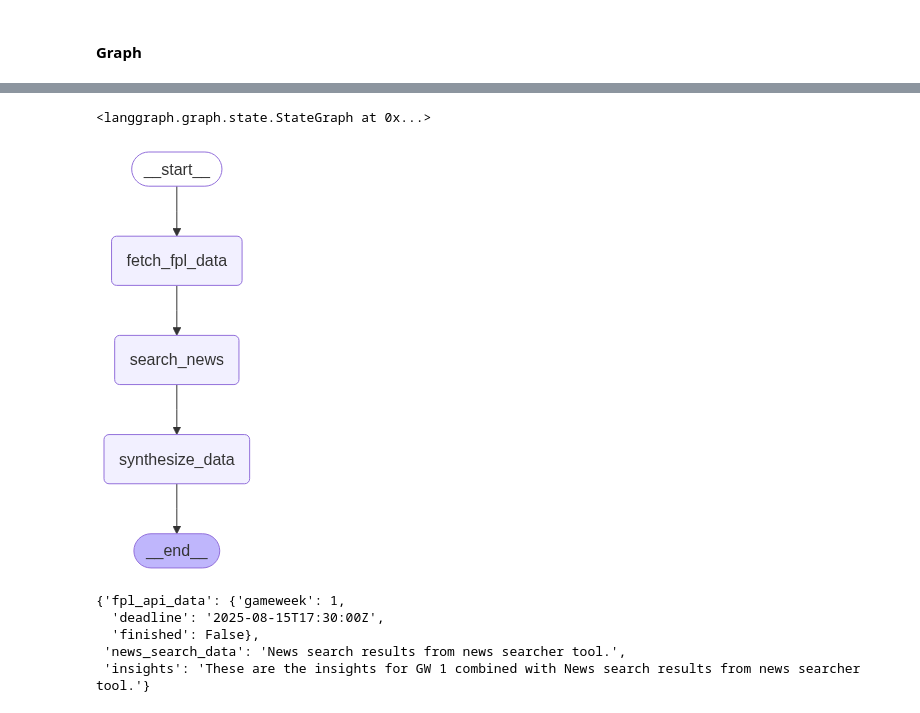
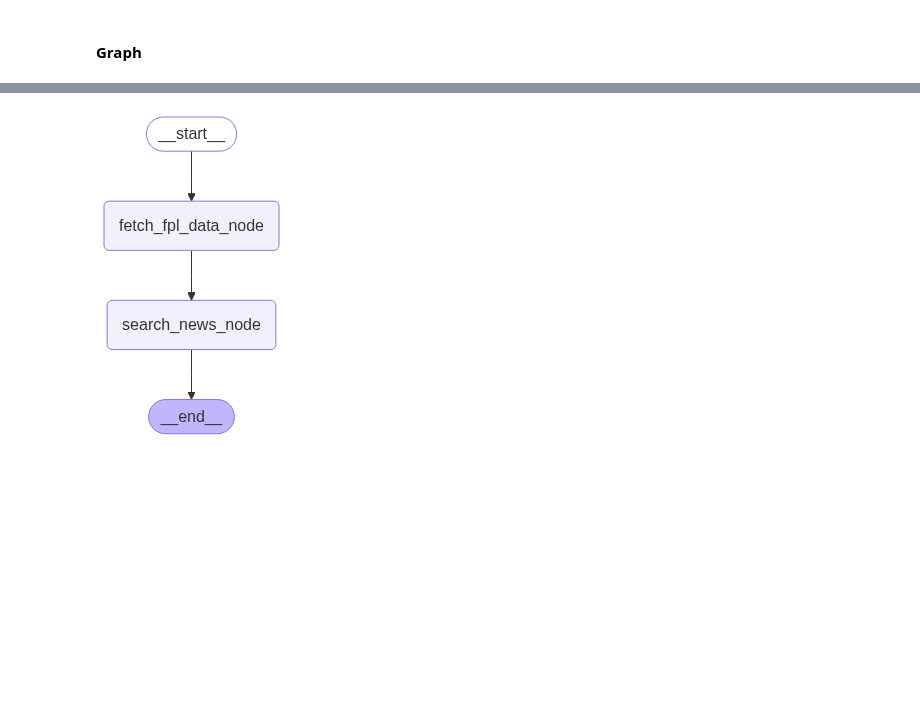
Before and after one commit to DejusDevspace/fpl-gaffer, a Jupyter notebook: notebooks/agents.ipynb, the cells around one changed output, grey strips where cells are left out. Saved outputs shown, nothing was run; the diff lists cells and outputs as text; code cells hidden in the pictures; blank space fills up the shorter version.

Commit message:
tested data collection agent

```diff
--- a/notebooks/agents.ipynb
+++ b/notebooks/agents.ipynb
@@ -99,13 +105,13 @@ class FPLNewsSearcher:
         self.client =  TavilyClient(api_key=os.getenv("TAVILY_API_KEY"))
         self.news_docs: List[Document] = []
 
-    def search_news(self) -> List[Document]:
-        self._search_injury_news()
-        self._search_team_news()
-        self._search_fpl_news()
+    async def search_news(self) -> List[Document]:
+        await self._search_injury_news()
+        await self._search_team_news()
+        await self._search_fpl_news()
         return self.news_docs
 
-    def _search(self, query: str) -> Dict:
+    async def _search(self, query: str) -> Dict:
         return self.client.search(
             query=query,
             search_depth="advanced",
@@ -114,10 +120,10 @@ class FPLNewsSearcher:
             include_raw_content=False
         )
 
-    def _search_and_load_docs(self, queries: List[str], category: str = None) -> None:
+    async def _search_and_load_docs(self, queries: List[str], category: str = None) -> None:
         for query in queries:
             # Get the tavily api search results for each query
-            response = self._search(query)
+            response = await self._search(query)
 
             # Get the urls from the search results
             urls = [result["url"] for result in response.get("results", []) if "url" in result]
@@ -125,7 +131,7 @@ class FPLNewsSearcher:
             if urls:
                 # Fetch and parse the content from each URL
                 loader = UnstructuredURLLoader(urls=urls)
-                loaded_docs = to_thread(loader.load)
+                loaded_docs = await to_thread(loader.load)
 
                 # Update documents' metadata
                 for i, d in enumerate(loaded_docs):
@@ -138,19 +144,19 @@ class FPLNewsSearcher:
                 # Extend the news_docs list with the new documents
                 self.news_docs.extend(loaded_docs)
 
-    def _search_injury_news(self) -> None:
-        self._search_and_load_docs([
+    async def _search_injury_news(self) -> None:
+        await self._search_and_load_docs([
             "Premier League team news injury reports press conference updates",
         ], category="injury")
 
-    def _search_team_news(self) -> None:
-        self._search_and_load_docs([
+    async def _search_team_news(self) -> None:
+        await self._search_and_load_docs([
             "Fantasy Premier League benching risks and squad news",
             "FPL rotation risk players starting XI updates",
         ], category="team")
 
-    def _search_fpl_news(self) -> None:
-        self._search_and_load_docs([
+    async def _search_fpl_news(self) -> None:
+        await self._search_and_load_docs([
             "FPL Scout selection and transfer recommendations latest",
             "FPL Scout best tips and advice latest",
             "FPL captain picks latest expert analysis"
@@ -210,13 +207,0 @@ def synthesize_data(state: WorkflowState) -> WorkflowState:
-# %%
-# Add nodes to the graph
-workflow_graph.add_node("fetch_fpl_data", fetch_fpl_data)
-workflow_graph.add_node("search_news", search_news)
-workflow_graph.add_node("synthesize_data", synthesize_data)
-
-# Add edges
-workflow_graph.add_edge(START, "fetch_fpl_data")
-workflow_graph.add_edge("fetch_fpl_data", "search_news")
-workflow_graph.add_edge("search_news", "synthesize_data")
-workflow_graph.add_edge("synthesize_data", END)
-# %% [output]
-<langgraph.graph.state.StateGraph at 0x...>
@@ -226,13 +208,17 @@ workflow_graph_builder = workflow_graph.compile()
-# %%
-# Display the graph
-display(Image(workflow_graph_builder.get_graph().draw_mermaid_png()))
-# %% [output]
-[figure, removed]
-# %%
-workflow_graph_builder.invoke(WorkflowState().model_dump())
-# %% [output]
-{'fpl_api_data': {'gameweek': 1,
-  'deadline': '2025-08-15T17:30:00Z',
-  'finished': False},
- 'news_search_data': 'News search results from news searcher tool.',
- 'insights': 'These are the insights for GW 1 combined with News search results from news searcher tool.'}
+# %%
+# Add nodes to the graph
+data_collector_graph.add_node("fetch_fpl_data_node", fetch_fpl_data_node)
+data_collector_graph.add_node("search_news_node", search_news_node)
+
+# Add edges
+data_collector_graph.add_edge(START, "fetch_fpl_data_node")
+data_collector_graph.add_edge("fetch_fpl_data_node", "search_news_node")
+data_collector_graph.add_edge("search_news_node", END)
+
+# Compile the graph
+data_collector_graph_builder = data_collector_graph.compile()
+# %%
+# Display the graph
+display(Image(data_collector_graph_builder.get_graph().draw_mermaid_png()))
+# %% [output]
+[figure, added]
```
Also changed, not shown: parts of 13 cells of this notebook, 1 other file.
